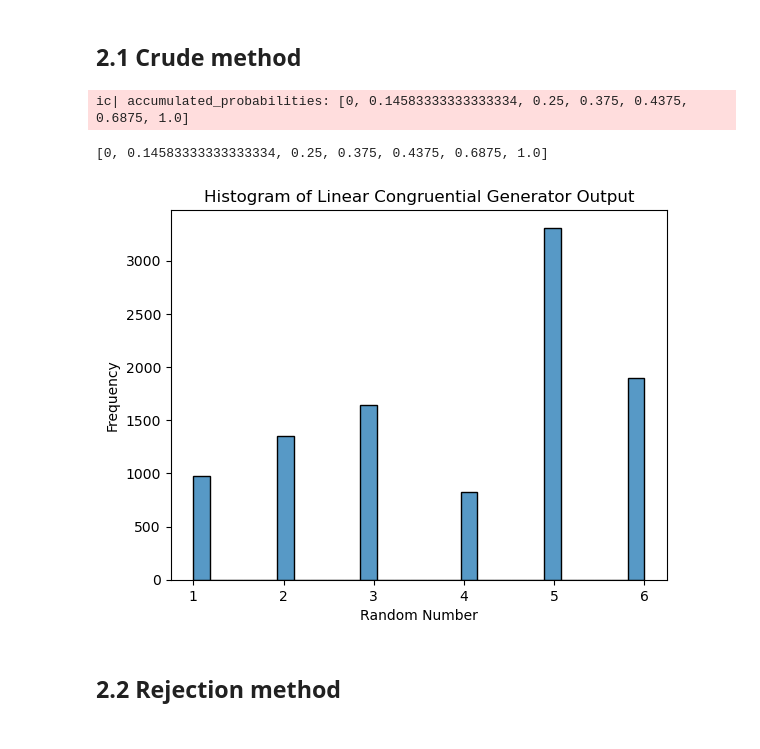
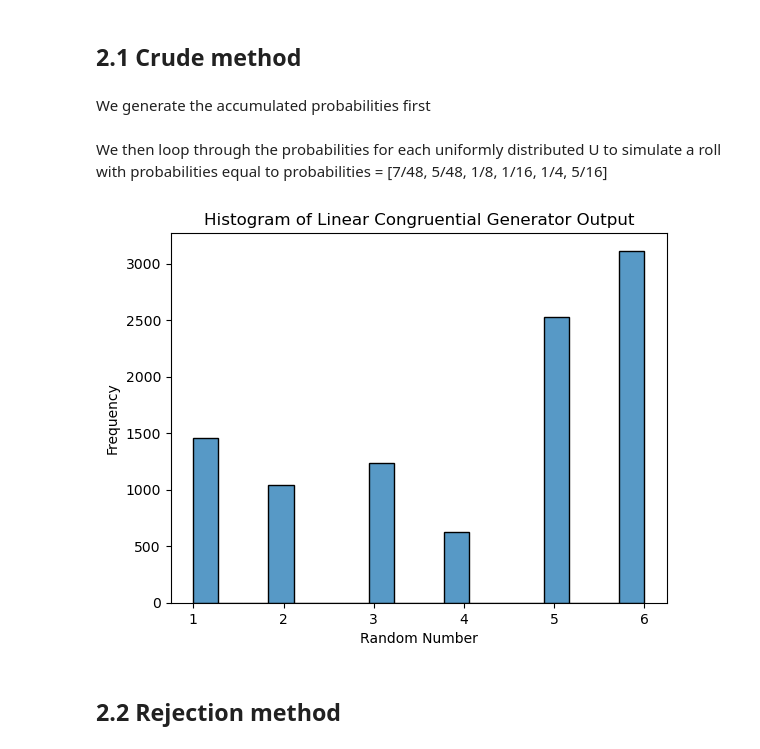
Before and after one commit to Las02/Stocastic_opgaver, a Jupyter notebook: Frederik/excercise_2.ipynb, the cells around one changed output. Saved outputs shown, nothing was run; the diff lists cells and outputs as text; code cells hidden in the pictures.

```diff
--- a/Frederik/excercise_2.ipynb
+++ b/Frederik/excercise_2.ipynb
@@ -46,39 +50,33 @@ plt.show()
 # %% [markdown]
 ## 2.1 Crude method
+# %% [markdown]
+We generate the accumulated probabilities first
 # %%
 x = np.random.rand(10000)
 outcomes = [1, 2, 3, 4, 5, 6]
 probabilities = [7/48, 5/48, 1/8, 1/16, 1/4, 5/16]
 accumulated_probabilities = [sum(probabilities[0:i+1]) for i in range(len(probabilities))]
-accumulated_probabilities[:0] = [0]
-ic(accumulated_probabilities)
-# %% [output]
-ic| accumulated_probabilities: [0, 0.14583333333333334, 0.25, 0.375, 0.4375, 0.6875, 1.0]
-[0, 0.14583333333333334, 0.25, 0.375, 0.4375, 0.6875, 1.0]
+# %% [markdown]
+We then loop through the probabilities for each uniformly distributed U to simulate a roll with probabilities equal to probabilities = [7/48, 5/48, 1/8, 1/16, 1/4, 5/16]
 # %%
 # We make a list of counts
 outcomes = [1, 2, 3, 4, 5, 6]
-counts = [0, 0, 0, 0, 0, 0]
+rolls = []
 
-lis = []
 for _ in tqdm(range(10000)):
-    a = True
-    while a:
-        X = int(np.round(np.random.uniform(1, 6)))
-        prev = accumulated_probabilities[X-1]
-        next = accumulated_probabilities[X]
-        U = np.random.rand()
-        if prev < U and U <= next:
-            lis.append(X)
-            a = False
+    U = np.random.uniform()
+    for i, prob in enumerate(accumulated_probabilities):
+        if U <= prob:
+            rolls.append(outcomes[i])
+            break
 
 # Plot the histogram
-sns.histplot(lis)
+sns.histplot(rolls)
 plt.xlabel('Random Number')
 plt.ylabel('Frequency')
 plt.title('Histogram of Linear Congruential Generator Output')
 plt.show()
 # %% [output]
-[figure, old version]
+[figure, new version]
 # %% [markdown]
 ## 2.2 Rejection method
```
Also changed, not shown: parts of 9 cells of this notebook, 5 other files.
